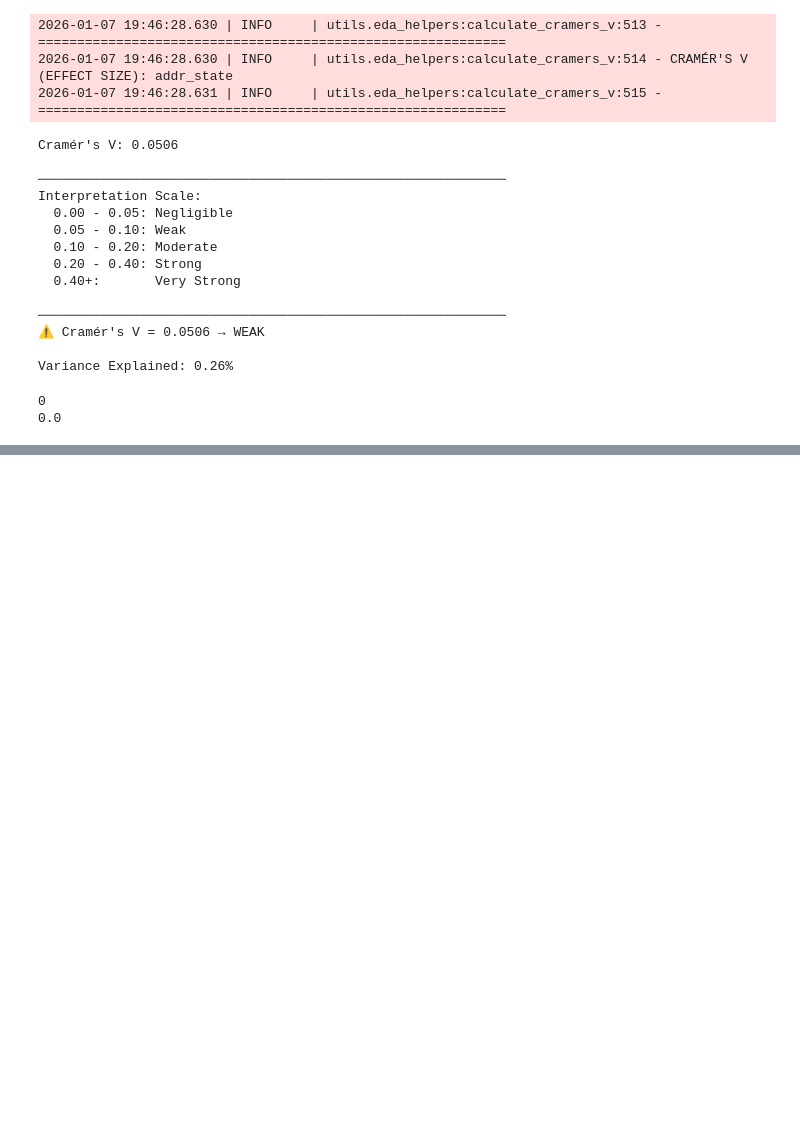
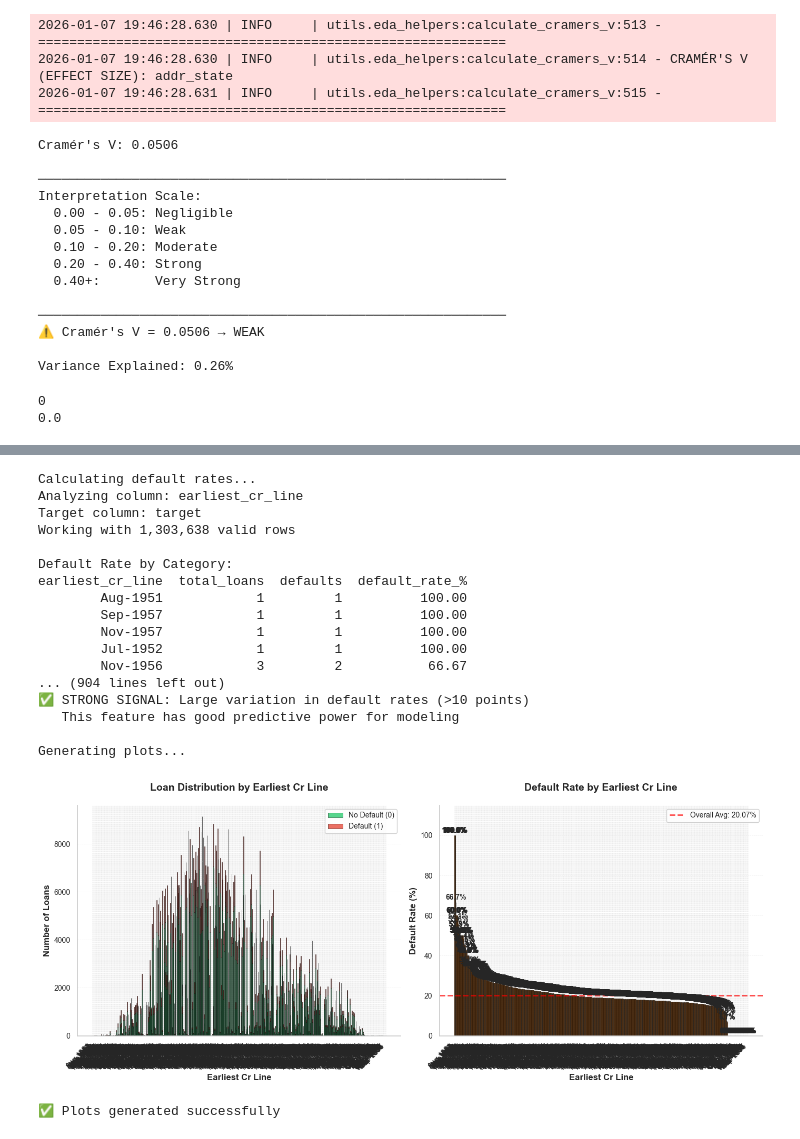
Before and after one commit to salman7420/credit-risk-model, a Jupyter notebook: notebooks/02_univariate_eda_categorical.ipynb, the cells around one changed output, grey strips where cells are left out. Drawn from its saved outputs; the diff is of its cells as text; code cells hidden in the pictures; blank space fills up the shorter version.

```diff
--- a/notebooks/02_univariate_eda_categorical.ipynb
+++ b/notebooks/02_univariate_eda_categorical.ipynb
@@ -750,0 +779,3 @@ print(df['addr_state'].isnull().sum() / len(df) * 100 )
+# %%
+default_results = calculate_default_rates(df, 'earliest_cr_line', plot=True)
+# %% [output]
@@ -750,0 +786,19 @@ print(df['addr_state'].isnull().sum() / len(df) * 100 )
+Calculating default rates...
+Analyzing column: earliest_cr_line
+Target column: target
+Working with 1,303,638 valid rows
+
+Default Rate by Category:
+earliest_cr_line  total_loans  defaults  default_rate_%
+        Aug-1951            1         1          100.00
+        Sep-1957            1         1          100.00
+        Nov-1957            1         1          100.00
+        Jul-1952            1         1          100.00
+        Nov-1956            3         2           66.67
+... (904 lines left out)
+✅ STRONG SIGNAL: Large variation in default rates (>10 points)
+   This feature has good predictive power for modeling
+
+Generating plots...
+[figure, added]
+✅ Plots generated successfully
```
Also changed, not shown: parts of 16 cells of this notebook, 2 other files.
